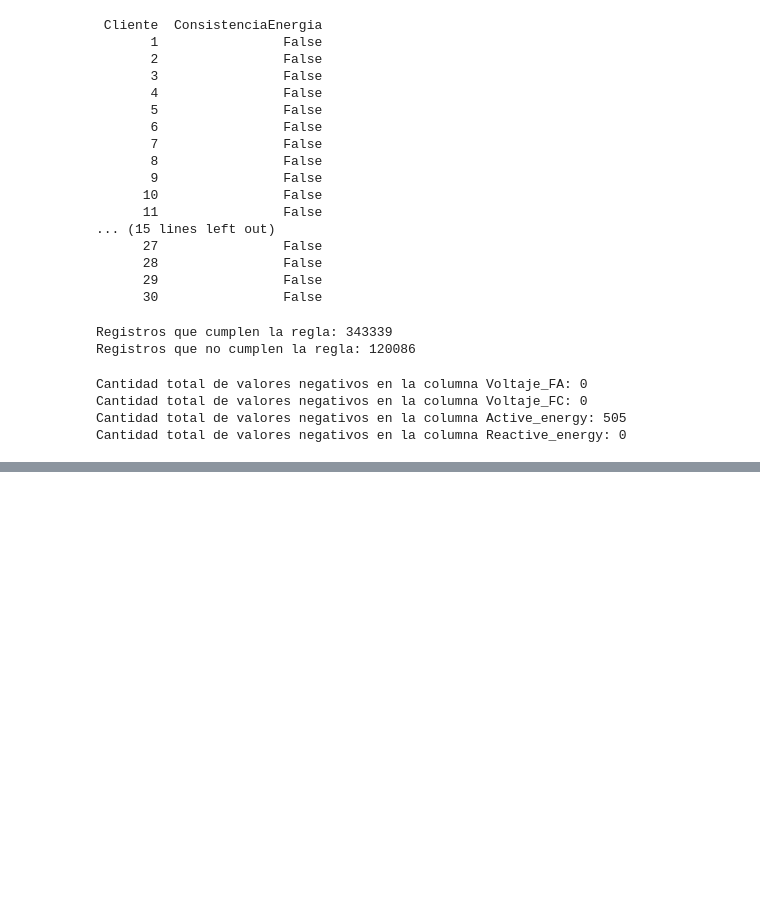
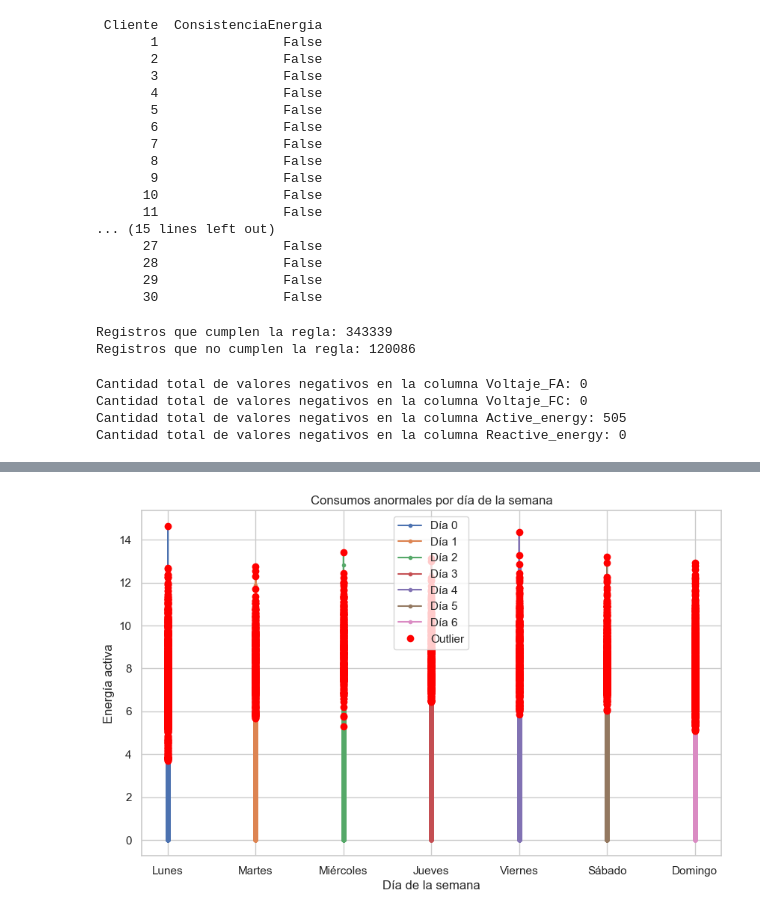
Before and after one commit to jmanjarresm/Proyecto_Grado_MIAD, a Jupyter notebook: Análisis Variable Energía Activa.ipynb, the cells around one changed output, grey strips where cells are left out. Saved outputs shown, nothing was run; the diff lists cells and outputs as text; code cells hidden in the pictures; blank space fills up the shorter version.

```diff
--- a/Análisis Variable Energía Activa.ipynb
+++ b/Análisis Variable Energía Activa.ipynb
@@ -488,0 +600,34 @@ Cantidad total de valores negativos en la columna Reactive_energy: 0
+# %%
+import matplotlib.pyplot as plt
+
+plt.figure(figsize=(10, 6))
+
+# Crear un diccionario para mapear los números de día de la semana a nombres de día
+day_map = {
+    0: 'Lunes',
+    1: 'Martes',
+    2: 'Miércoles',
+    3: 'Jueves',
+    4: 'Viernes',
+    5: 'Sábado',
+    6: 'Domingo'
+}
+
+# Iterar sobre cada día de la semana
+for day in range(7):
+    # Filtrar los datos para el día de la semana actual
+    day_df = df[df['Dia_Semana'] == day]
+    # Graficar los consumos de energía activa para ese día
+    plt.plot(day_df['Dia_Semana'].apply(lambda x: day_map[x]), day_df['Active_energy'], marker='.', label=f'Día {day}')
+
+# Resaltar los outliers
+outliers_df = df[df['is_outlier'] == -1]
+plt.plot(outliers_df['Dia_Semana'].apply(lambda x: day_map[x]), outliers_df['Active_energy'], 'o', color='red', label='Outlier')
+
+plt.title('Consumos anormales por día de la semana')
+plt.xlabel('Día de la semana')
+plt.ylabel('Energía activa')
+plt.legend()
+plt.show()
+# %% [output]
+[figure, added]
```
Also changed, not shown: parts of 9 cells of this notebook.
